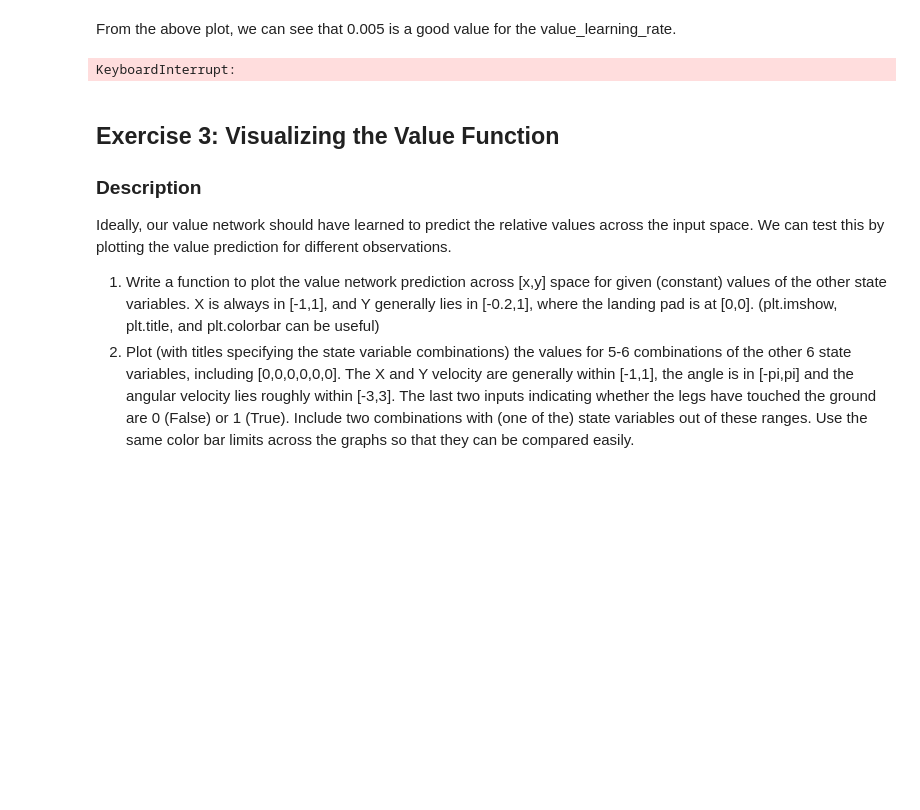
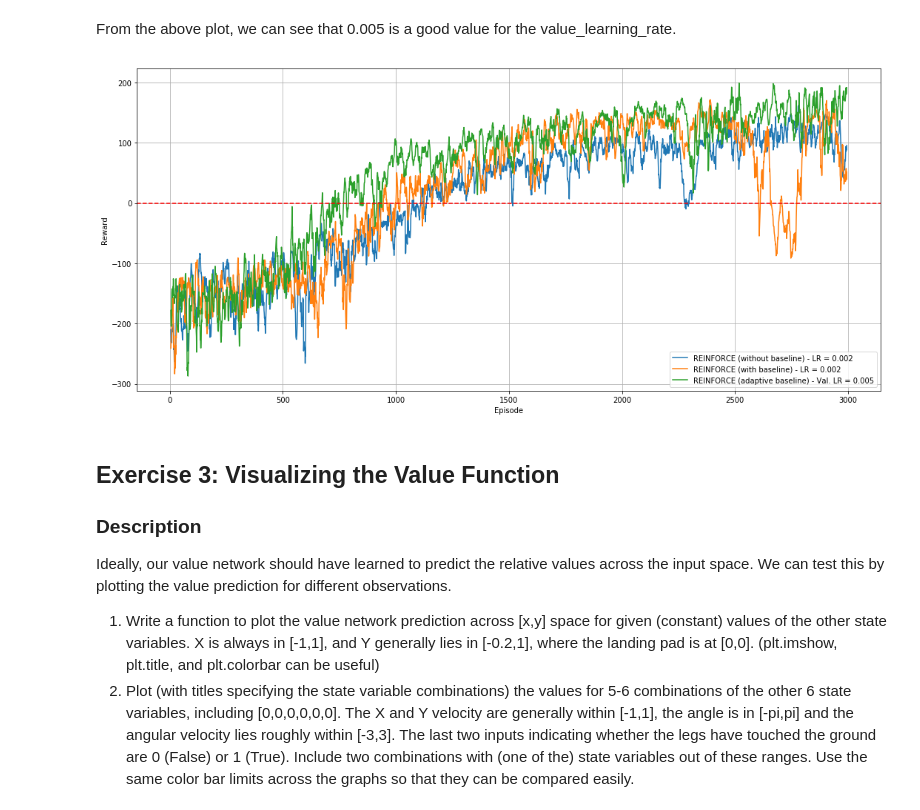
Before and after one commit to franckdess/ANN_Project3-Reinforcement_Learning, a Jupyter notebook: miniproject3_2019.ipynb, the cells around one changed output. Saved outputs shown, nothing was run; the diff lists cells and outputs as text; code cells hidden in the pictures; blank space fills up the shorter version.

```diff
--- a/miniproject3_2019.ipynb
+++ b/miniproject3_2019.ipynb
@@ -507,10 +523,15 @@ results.save('Plots/value_learning_rates_comparison')
 # %% [markdown]
 From the above plot, we can see that 0.005 is a good value for the value_learning_rate.
+# %%
+# Set the optimal value learning rate
+value_learning_rate = 0.005
 # %%
-# Set the parameters
-value_learning_rate = 0.0075
+# With adaptive baseline
 results = Results(filename='Plots/REINFORCE without_baseline + with_baseline.npz')
 episodes3, agent3 = run_experiment("REINFORCE (adaptive baseline) - Val. LR = {}".format(value_learning_rate),
-                                   discrete_env, num_episodes, policy_learning_rate, baseline='adaptive')
+                                   discrete_env, num_episodes, policy_learning_rate, value_learning_rate,
+                                   baseline='adaptive')
+# Save the above plot
+results.save('Plots/REINFORCE without_baseline + with_baseline + adaptive_baseline')
 # %% [output]
-KeyboardInterrupt:
+[figure, added]
```
Also changed, not shown: parts of 20 cells of this notebook, 8 other files.
